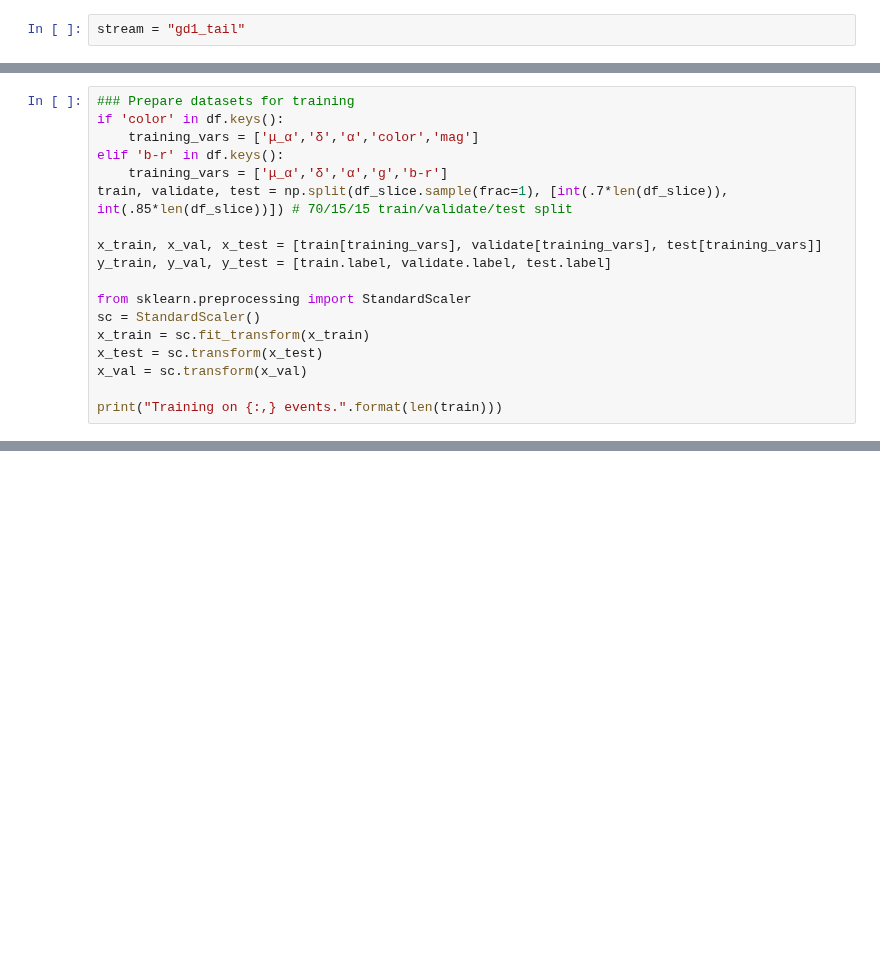
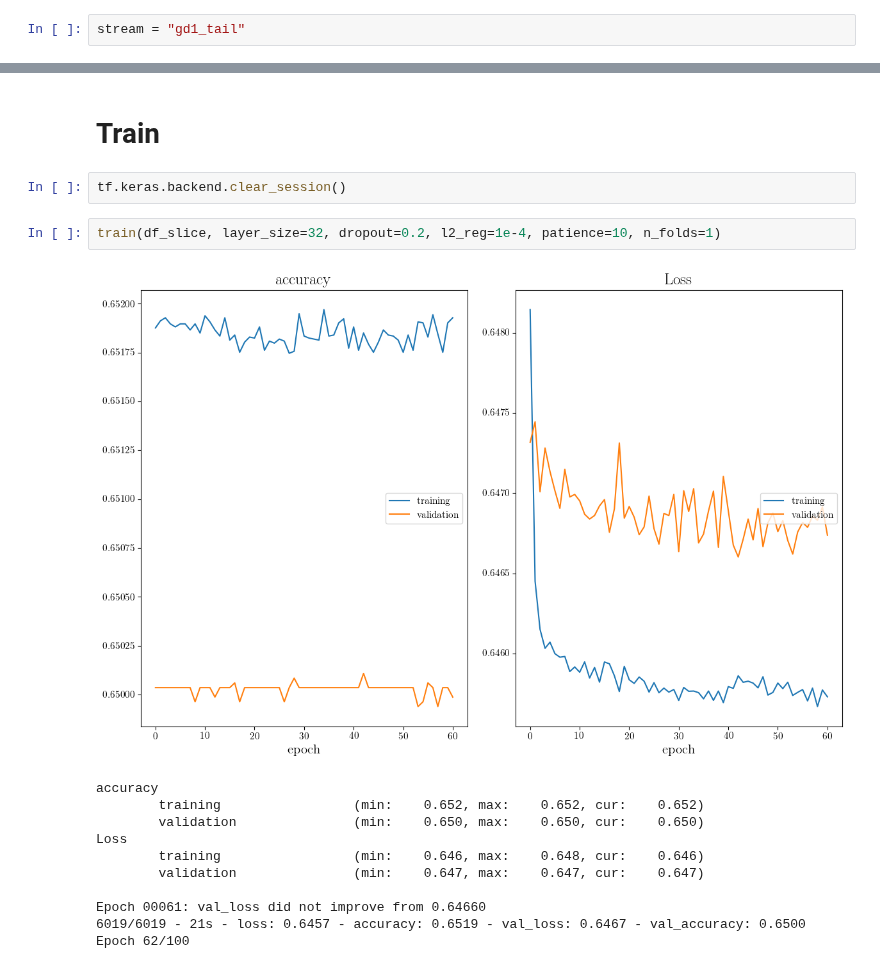
Before and after one commit to hep-lbdl/GaiaCWoLa, a Jupyter notebook: train.ipynb, the cells around one changed output, grey strips where cells are left out. Drawn from its saved outputs; the diff is of its cells as text; blank space fills up the shorter version.

```diff
--- a/train.ipynb
+++ b/train.ipynb
@@ -82,18 +107,0 @@ See the caveats in the documentation: https://pandas.pydata.org/pandas-docs/stab
-# %%
-### Prepare datasets for training
-if 'color' in df.keys():
-    training_vars = ['μ_α','δ','α','color','mag']
-elif 'b-r' in df.keys():
-    training_vars = ['μ_α','δ','α','g','b-r']
-train, validate, test = np.split(df_slice.sample(frac=1), [int(.7*len(df_slice)), int(.85*len(df_slice))]) # 70/15/15 train/validate/test split
-
-x_train, x_val, x_test = [train[training_vars], validate[training_vars], test[training_vars]]
-y_train, y_val, y_test = [train.label, validate.label, test.label]
-
-from sklearn.preprocessing import StandardScaler
-sc = StandardScaler()
-x_train = sc.fit_transform(x_train)
-x_test = sc.transform(x_test)
-x_val = sc.transform(x_val)
-
-print("Training on {:,} events.".format(len(train)))
@@ -254,0 +108,18 @@ Top 20% stars: Purity = 6.3%
+# %% [markdown]
+# Train
+# %%
+tf.keras.backend.clear_session()
+# %%
+train(df_slice, layer_size=32, dropout=0.2, l2_reg=1e-4, patience=10, n_folds=1)
+# %% [output]
+[figure, added]
+accuracy
+        training                 (min:    0.652, max:    0.652, cur:    0.652)
+        validation               (min:    0.650, max:    0.650, cur:    0.650)
+Loss
+        training                 (min:    0.646, max:    0.648, cur:    0.646)
+        validation               (min:    0.647, max:    0.647, cur:    0.647)
+
+Epoch 00061: val_loss did not improve from 0.64660
+6019/6019 - 21s - loss: 0.6457 - accuracy: 0.6519 - val_loss: 0.6467 - val_accuracy: 0.6500
+Epoch 62/100
```
Also changed, not shown: parts of 26 cells of this notebook, 3 other files.
